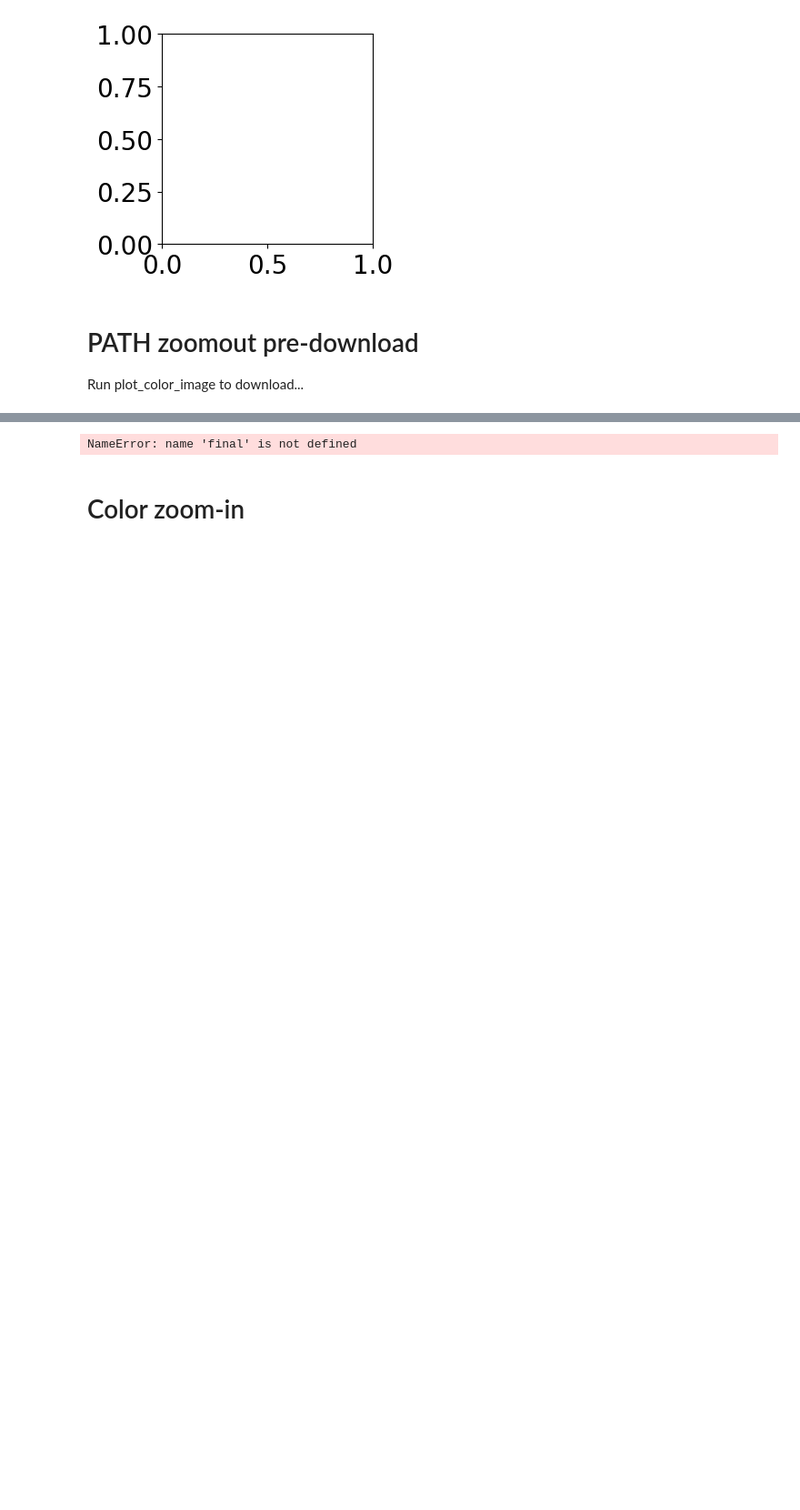
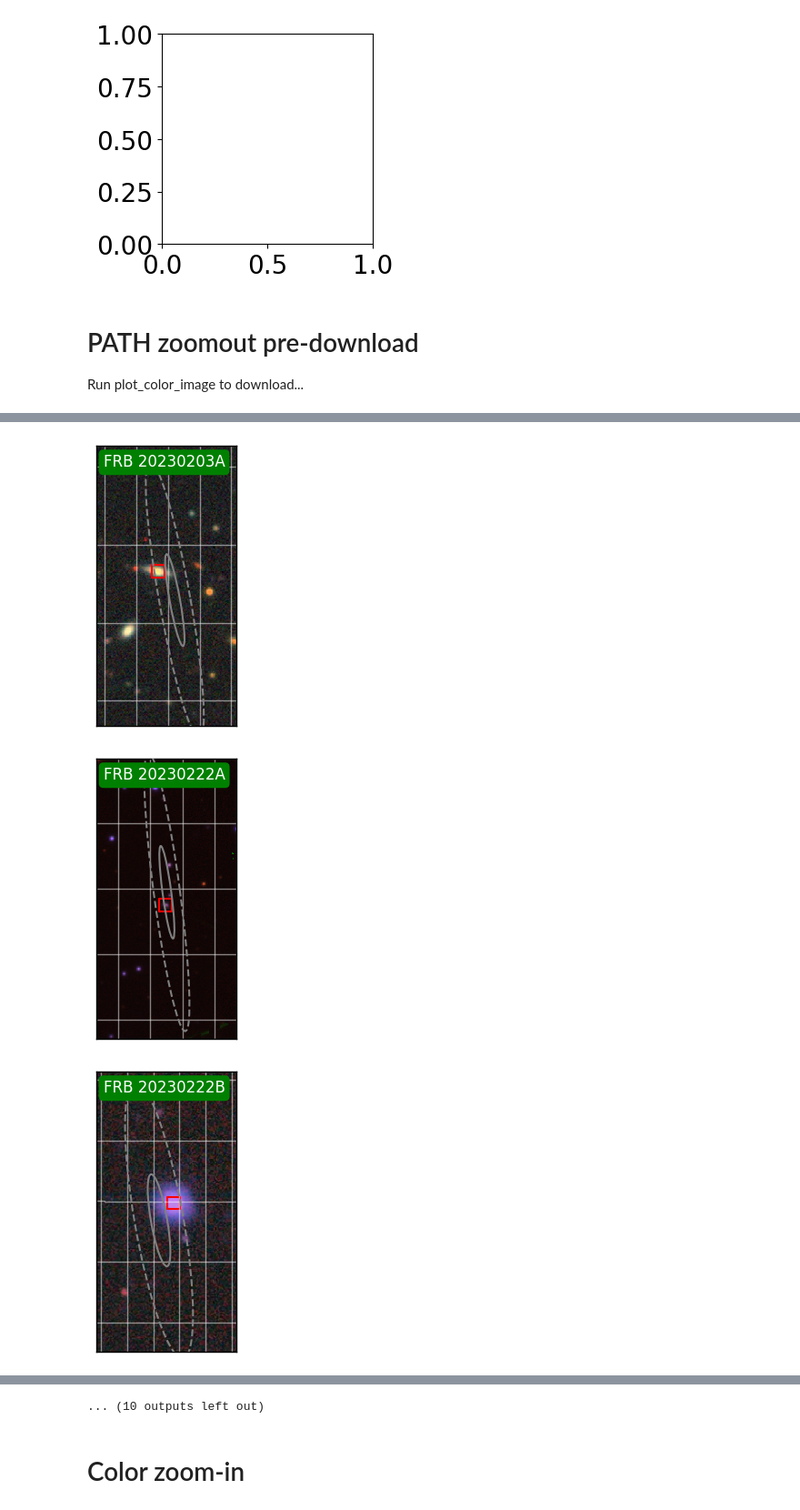
Before and after one commit to leungcalvin/kko_host_paper, a Jupyter notebook: plot_scripts/PS1_cutouts.ipynb, the cells around one changed output, grey strips where cells are left out. Shown at 91% size. Drawn from its saved outputs; the diff is of its cells as text; code cells hidden in the pictures; blank space fills up the shorter version.

```diff
--- a/plot_scripts/PS1_cutouts.ipynb
+++ b/plot_scripts/PS1_cutouts.ipynb
@@ -565,12 +1131,12 @@ pparams_zoomout = {
 'FRB20231230A' : ['top'],
 }
 for evid,row in final.iterrows():
-    if row['name'] == 'FRB20230222A':
+    if row['name'] in pparams.keys():
         path_obj = FakePATH(ra = row['ra_frb'],dec = row['dec_frb'],theta = row['theta'],
                     a_err = row['a_err'], b_err = row['b_err'],
                     candidates = pd.read_excel(f"/arc/home/calvin/kko_host_paper/data_products/b_err_1.3_PATH/{row['name']}/{row['name']}_PATH_candidates.xlsx")
                )
-
+        tns = row['name']
         fig = aplpy.FITSFigure(data = f'/arc/home/calvin/kko_host_paper/data_products/path_images/{tns}_rgb_2d.fits',figsize = (8,4))
         fig.show_rgb(filename = f'/arc/home/calvin/kko_host_paper/data_products/path_images/{tns}_rgb.png')
         #fig.show_colorscale()
@@ -593,36 +1159,39 @@ for evid,row in final.iterrows():
         dec_val = dec.value
         fig.show_ellipses(ra, dec, 2.*path_obj.localiz['eellipse']['a'] / 3600.,
                               2.*path_obj.localiz['eellipse']['b'] / 3600.,
                               angle=90+path_obj.localiz['eellipse']['theta'],
-                              edgecolor='white', lw=1.5,zorder = 99)
+                              edgecolor='gray', lw=1.5,zorder = 99)
         fig.show_ellipses(ra, dec, 3*2.*path_obj.localiz['eellipse']['a'] / 3600.,
                               3*2.*path_obj.localiz['eellipse']['b'] / 3600.,
                               angle=90+path_obj.localiz['eellipse']['theta'],
-                              edgecolor='white', lw=1.5, ls='dashed',zorder = 99)
+                              edgecolor='gray', lw=1.5, ls='dashed',zorder = 99)
         if pparams_zoomout[row['name']][0] == 'top':
-            fig.add_label(x = 0.05,y=0.97,relative=True,text=row['name'],color = 'white',size=12,
+            fig.add_label(x = 0.05,y=0.97,relative=True,text= row['name'][0:3] + ' ' + row['name'][3:],color = 'white',size=12,
                       horizontalalignment='left',verticalalignment='top',
                       bbox=dict(facecolor='green', edgecolor='none', boxstyle='round'),zorder = 100)
         else:
-            fig.add_label(x = 0.05,y=0.03,relative=True,text=row['name'],color = 'white',size=12,
+            fig.add_label(x = 0.05,y=0.03,relative=True,text= row['name'][0:3] + ' ' + row['name'][3:],color = 'white',size=12,
                       horizontalalignment='left',verticalalignment='bottom',
                       bbox=dict(facecolor='green', edgecolor='none', boxstyle='round'))
         for ii, cand in path_obj.candidates.iterrows():
             if cand['P_Ox'] == np.max(path_obj.candidates['P_Ox']) or (cand['P_Ox'] > 0.05):
                 ra_cand = cand['ra']
                 dec_cand = cand['dec']
                 fig.show_markers(ra_cand, dec_cand, edgecolor='red', facecolor='none', marker='s', s=100, lw=1.5)
-        height=max(2.*path_obj.localiz['eellipse']['a'] / 3600, 2 * np.abs(dec_val - dec_cand))
-        width=max(1.5 / 60, 2 * np.abs(ra_val - ra_cand))
+        height=max(6.*path_obj.localiz['eellipse']['a'] / 3600, 2 * np.abs(dec_val - dec_cand))
+        #width=max(1.5 / 60, 2 * np.abs(ra_val - ra_cand))
         width = height / 2
         fig.recenter((ra_val + ra_cand) * 0.5,(dec_val + dec_cand) * 0.5,
             width=width,height=height
                     )
         fig.axis_labels.hide()
         fig.tick_labels.hide()
         fig.ticks.hide()
         plt.gca().set_yticks([])
         plt.gca().set_xticks([])
         outfile = f'/arc/home/calvin/kko_host_paper/figures/{row["name"]}_path.pdf'
         plt.savefig(outfile)
 # %% [output]
+[figure, added]
+[figure, added]
+[figure, added]
@@ -629,4 +1207,4 @@ for evid,row in final.iterrows():
-NameError: name 'final' is not defined
+... (10 outputs left out)
 # %% [markdown]
 # Color zoom-in
 # %%
```
Also changed, not shown: parts of 10 cells of this notebook, 29 other files.
